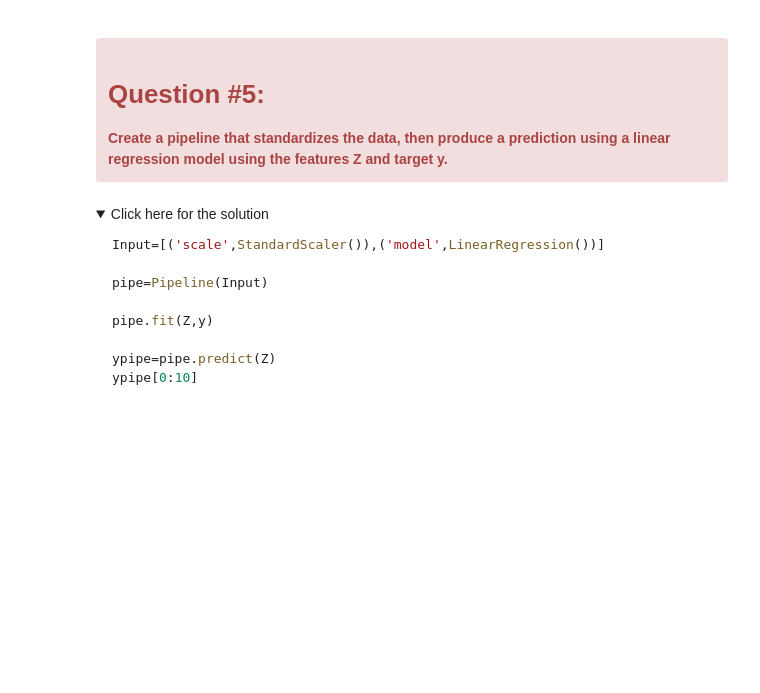
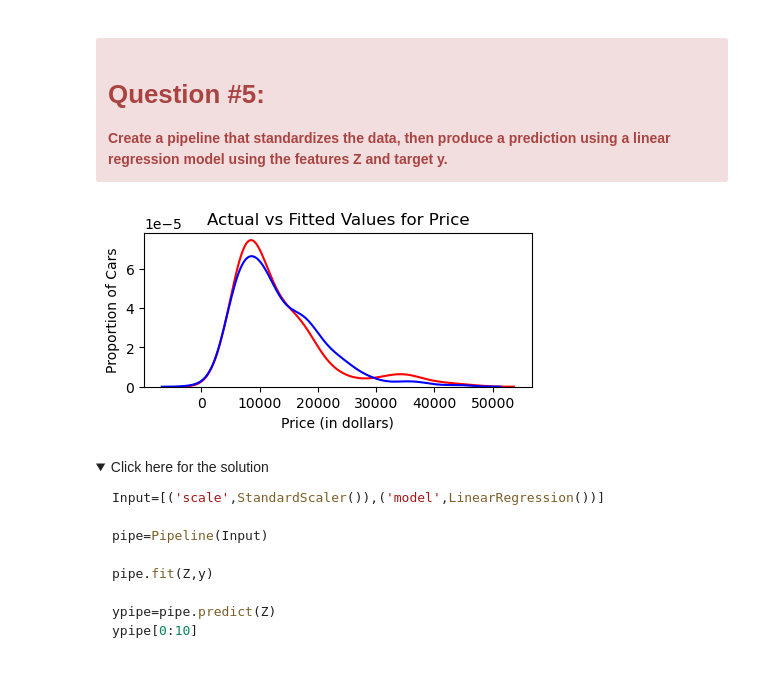
Before and after one commit to ErwinBrath/IBMDeveloperSkillsNetwork, a Jupyter notebook: Data-Analysis-with-Python/DA0101EN-4-Review-Model-Development.ipynb, the cells around one changed output. Cells and saved outputs as stored; diff of their text form; code cells hidden in the pictures; folded sections open; blank space fills up the shorter version.

```diff
--- a/Data-Analysis-with-Python/DA0101EN-4-Review-Model-Development.ipynb
+++ b/Data-Analysis-with-Python/DA0101EN-4-Review-Model-Development.ipynb
@@ -622,6 +696,27 @@ ypipe[0:4]
 </div>
 # %%
 # Write your code below and press Shift+Enter to execute
+Input=[('scale',StandardScaler()), ('model',LinearRegression())]
+pipe2=Pipeline(Input)
+Z = Z.astype(float)
+pipe2.fit(Z,y)
+ypipe2=pipe2.predict(Z)
+# %%
+plt.figure(figsize=(5, 2))
+
+
+ax1 = sns.distplot(df['price'], hist=False, color="r", label="Actual Value")
+sns.distplot(ypipe2, hist=False, color="b", label="Fitted Values" , ax=ax1)
+
+
+plt.title('Actual vs Fitted Values for Price')
+plt.xlabel('Price (in dollars)')
+plt.ylabel('Proportion of Cars')
+
+plt.show()
+plt.close()
+# %% [output]
+[figure, added]
 # %% [markdown]
 <details><summary>Click here for the solution</summary>
 
```
Also changed, not shown: parts of 31 cells of this notebook.
